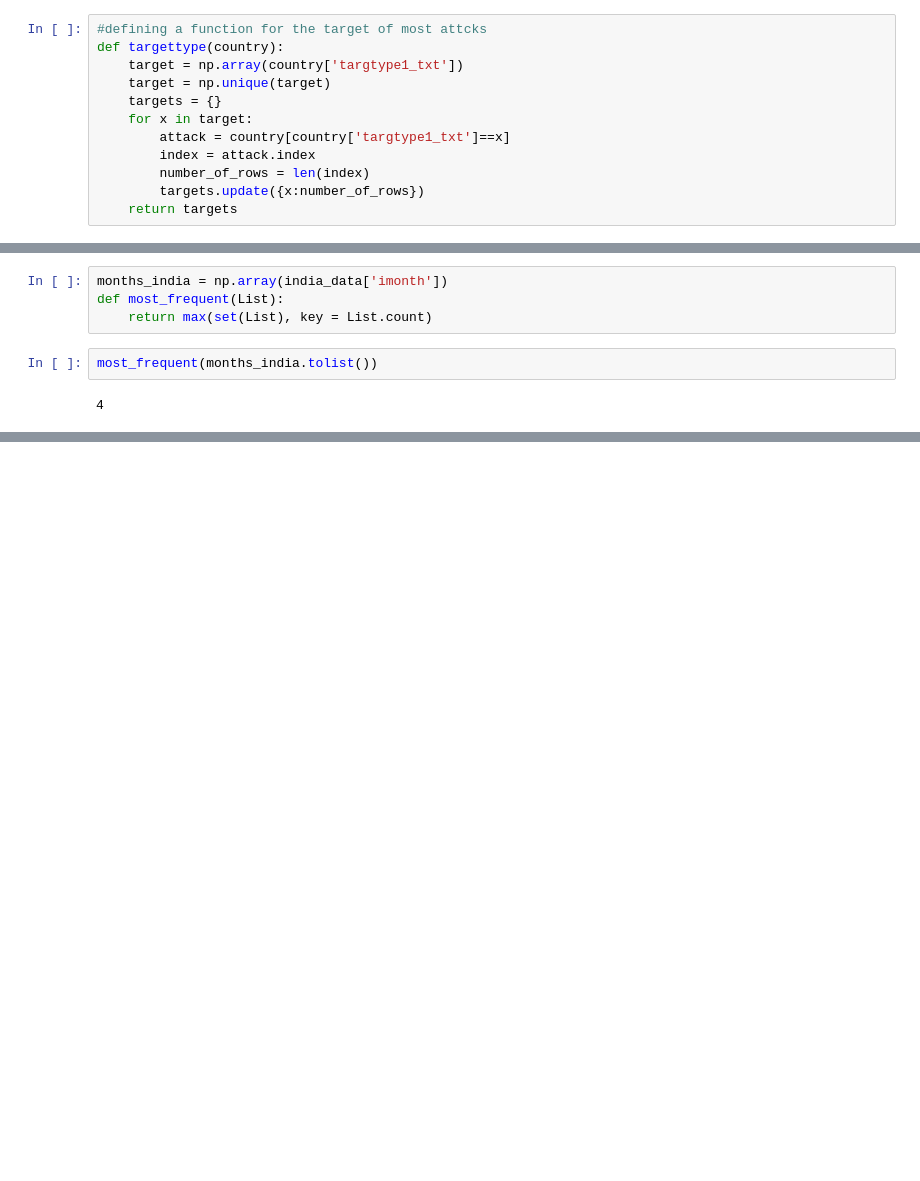
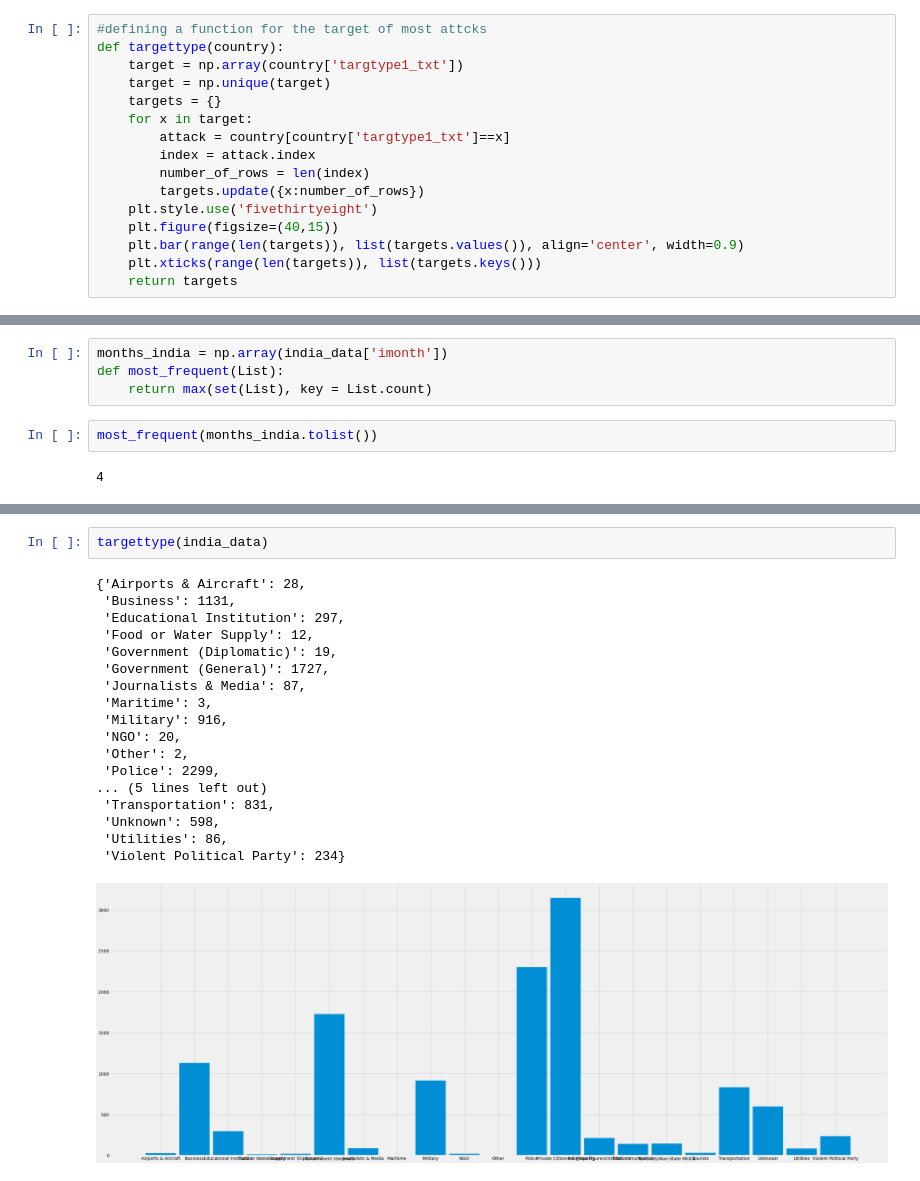
Before and after one commit to siktasharma/Exploratory-Data-Analysis---Terrorism, a Jupyter notebook: terrorism_analysis.ipynb, the cells around one changed output, grey strips where cells are left out. Saved outputs shown, nothing was run; the diff lists cells and outputs as text; blank space fills up the shorter version.

```diff
--- a/terrorism_analysis.ipynb
+++ b/terrorism_analysis.ipynb
@@ -353,4 +361,8 @@ def targettype(country):
         index = attack.index
         number_of_rows = len(index)
         targets.update({x:number_of_rows})
+    plt.style.use('fivethirtyeight')
+    plt.figure(figsize=(40,15))
+    plt.bar(range(len(targets)), list(targets.values()), align='center', width=0.9)
+    plt.xticks(range(len(targets)), list(targets.keys()))
     return targets
@@ -391,0 +447,21 @@ most_frequent(months_india.tolist())
+# %%
+targettype(india_data)
+# %% [output]
+{'Airports & Aircraft': 28,
+ 'Business': 1131,
+ 'Educational Institution': 297,
+ 'Food or Water Supply': 12,
+ 'Government (Diplomatic)': 19,
+ 'Government (General)': 1727,
+ 'Journalists & Media': 87,
+ 'Maritime': 3,
+ 'Military': 916,
+ 'NGO': 20,
+ 'Other': 2,
+ 'Police': 2299,
+... (5 lines left out)
+ 'Transportation': 831,
+ 'Unknown': 598,
+ 'Utilities': 86,
+ 'Violent Political Party': 234}
+[figure, added]
```
Also changed, not shown: parts of 29 cells of this notebook.
